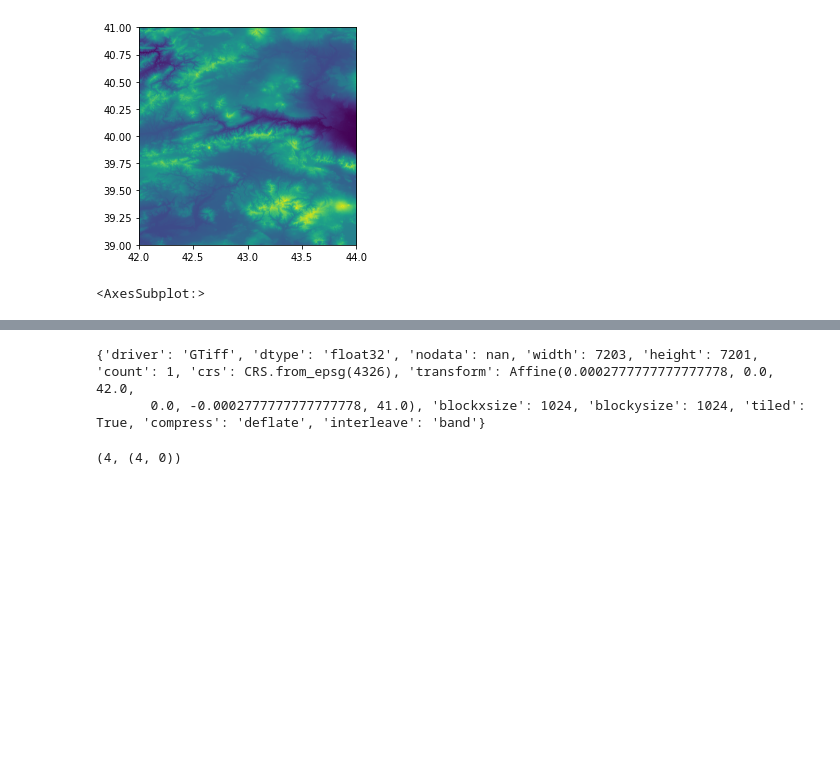
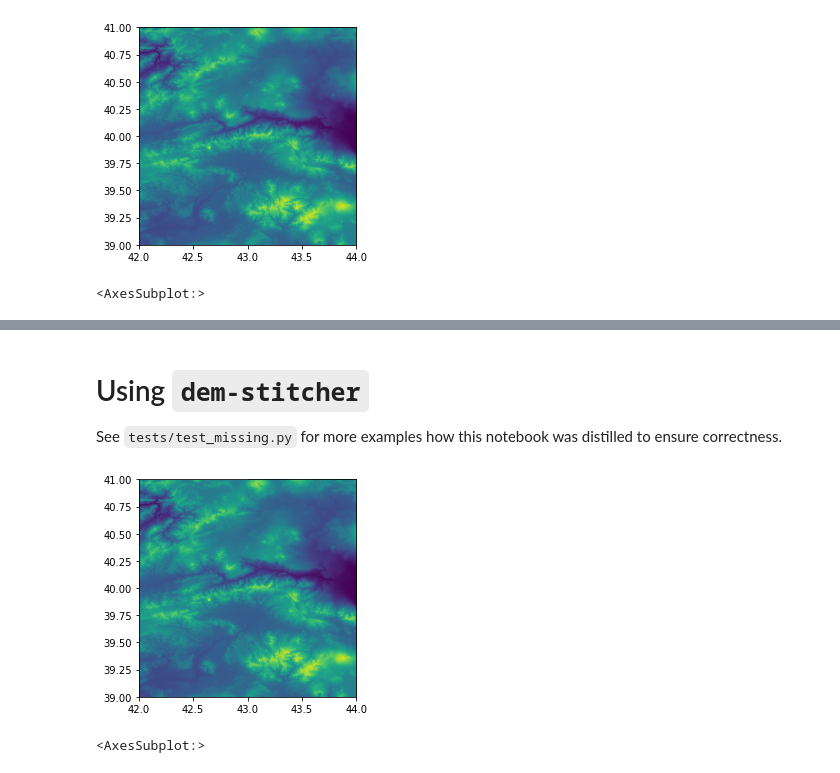
Before and after one commit to ACCESS-Cloud-Based-InSAR/dem-stitcher, a Jupyter notebook: notebooks/Filling_in_missing_glo-30_tiles_with_glo-90_tiles.ipynb, the cells around one changed output, grey strips where cells are left out. Cells and saved outputs as stored; diff of their text form; code cells hidden in the pictures; blank space fills up the shorter version.

```diff
--- a/notebooks/Filling_in_missing_glo-30_tiles_with_glo-90_tiles.ipynb
+++ b/notebooks/Filling_in_missing_glo-30_tiles_with_glo-90_tiles.ipynb
@@ -126,5 +133,0 @@ p_30_merged['height'] = merged_arr.shape[0]
-# %%
-p_30_merged
-# %% [output]
-{'driver': 'GTiff', 'dtype': 'float32', 'nodata': nan, 'width': 7203, 'height': 7201, 'count': 1, 'crs': CRS.from_epsg(4326), 'transform': Affine(0.0002777777777777778, 0.0, 42.0,
-       0.0, -0.0002777777777777778, 41.0), 'blockxsize': 1024, 'blockysize': 1024, 'tiled': True, 'compress': 'deflate', 'interleave': 'band'}
@@ -144,4 +134,21 @@ def add(x, y, z=1, r=False):
-# %%
-add(1, 2, r=True)
-# %% [output]
-(4, (4, 0))
+# %% [markdown]
+# Using `dem-stitcher`
+
+See `tests/test_missing.py` for more examples how this notebook was distilled to ensure correctness.
+# %%
+extent = [42.95, 40.45, 43.05, 40.55]
+
+dst_area_or_point = 'Point'
+dst_ellipsoidal_height = False
+dem_name = 'glo_30'
+
+X_filled, p_filled = stitch_dem(bounds,
+                                dem_name=dem_name,
+                                dst_ellipsoidal_height=dst_ellipsoidal_height,
+                                dst_area_or_point=dst_area_or_point,
+                                fill_in_glo_30=True)
+
+show(X_filled, transform=p_filled['transform'])
+# %% [output]
+[figure, added]
+<AxesSubplot:>
```
Also changed, not shown: parts of 12 cells of this notebook, 1 other file.
